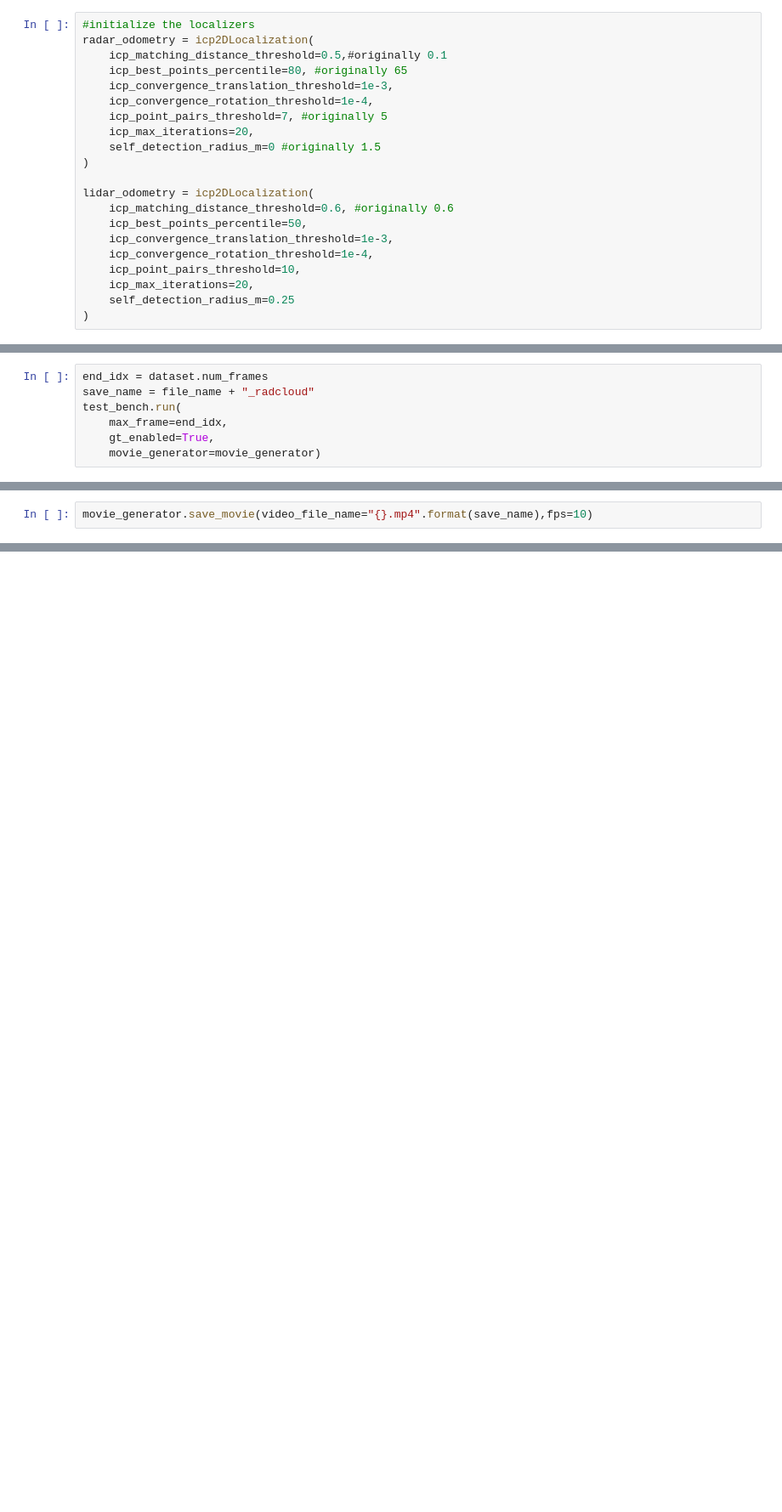
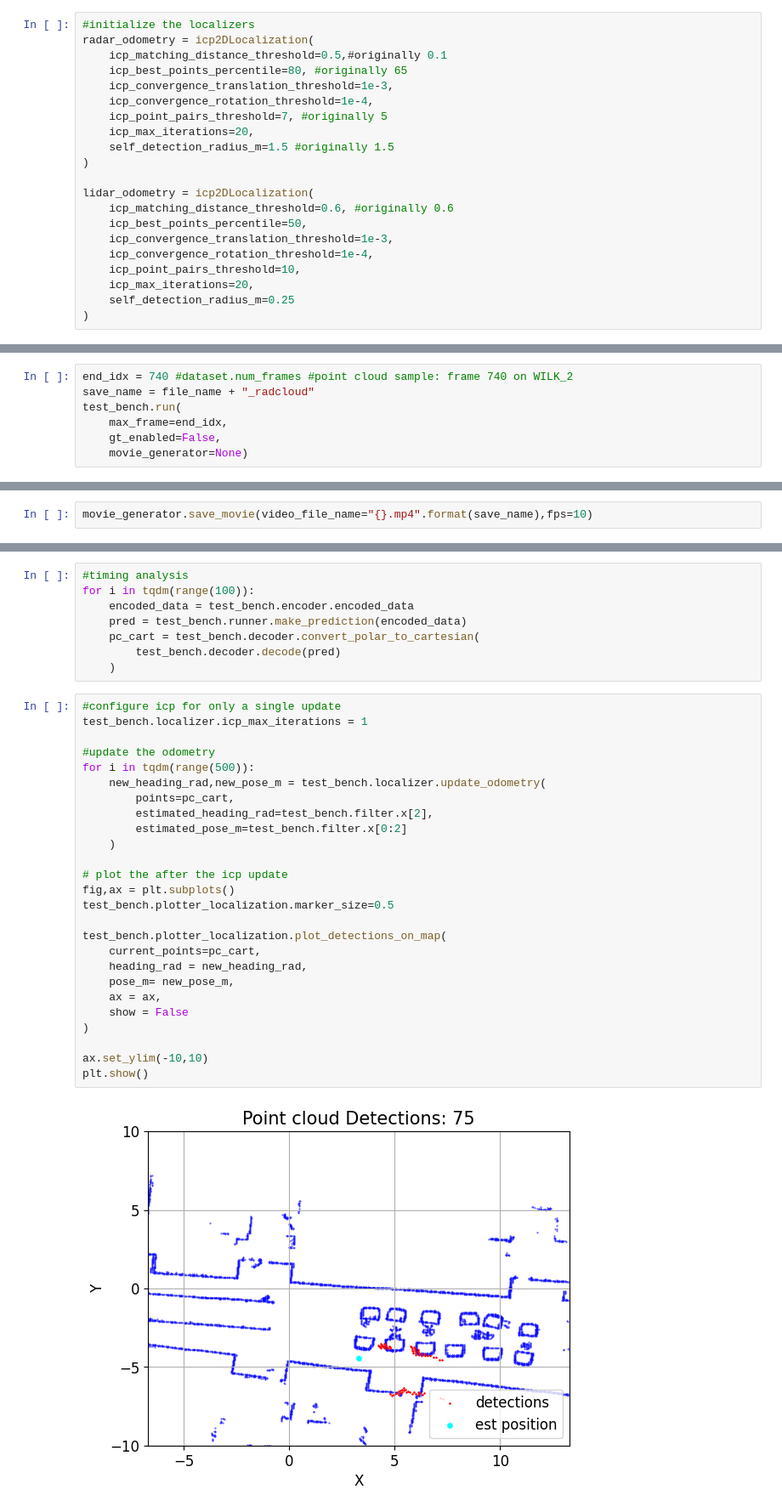
Before and after one commit to davidmhunt/odometry, a Jupyter notebook: notebooks/eval_radcloud_ekf_tb.ipynb, the cells around one changed output, grey strips where cells are left out. Shown at 85% size. Drawn from its saved outputs; the diff is of its cells as text; blank space fills up the shorter version.

```diff
--- a/notebooks/eval_radcloud_ekf_tb.ipynb
+++ b/notebooks/eval_radcloud_ekf_tb.ipynb
@@ -62,7 +73,7 @@ radar_odometry = icp2DLocalization(
     icp_convergence_rotation_threshold=1e-4,
     icp_point_pairs_threshold=7, #originally 5
     icp_max_iterations=20,
-    self_detection_radius_m=0 #originally 1.5
+    self_detection_radius_m=1.5 #originally 1.5
 )
 
 lidar_odometry = icp2DLocalization(
@@ -141,7 +164,7 @@ movie_generator.initialize_figure(
 # %%
-end_idx = dataset.num_frames
+end_idx = 740 #dataset.num_frames #point cloud sample: frame 740 on WILK_2
 save_name = file_name + "_radcloud"
 test_bench.run(
     max_frame=end_idx,
-    gt_enabled=True,
-    movie_generator=movie_generator)
+    gt_enabled=False,
+    movie_generator=None)
@@ -194,0 +280,36 @@ test_bench.analyze()
+# %%
+#timing analysis
+for i in tqdm(range(100)):
+    encoded_data = test_bench.encoder.encoded_data
+    pred = test_bench.runner.make_prediction(encoded_data)
+    pc_cart = test_bench.decoder.convert_polar_to_cartesian(
+        test_bench.decoder.decode(pred)
+    )
+# %%
+#configure icp for only a single update
+test_bench.localizer.icp_max_iterations = 1
+
+#update the odometry
+for i in tqdm(range(500)):
+    new_heading_rad,new_pose_m = test_bench.localizer.update_odometry(
+        points=pc_cart,
+        estimated_heading_rad=test_bench.filter.x[2],
+        estimated_pose_m=test_bench.filter.x[0:2]
+    )
+
+# plot the after the icp update
+fig,ax = plt.subplots()
+test_bench.plotter_localization.marker_size=0.5
+
+test_bench.plotter_localization.plot_detections_on_map(
+    current_points=pc_cart,
+    heading_rad = new_heading_rad,
+    pose_m= new_pose_m,
+    ax = ax,
+    show = False
+)
+
+ax.set_ylim(-10,10)
+plt.show()
+# %% [output]
+[figure, added]
```
Also changed, not shown: parts of 14 cells of this notebook, 17 other files.
